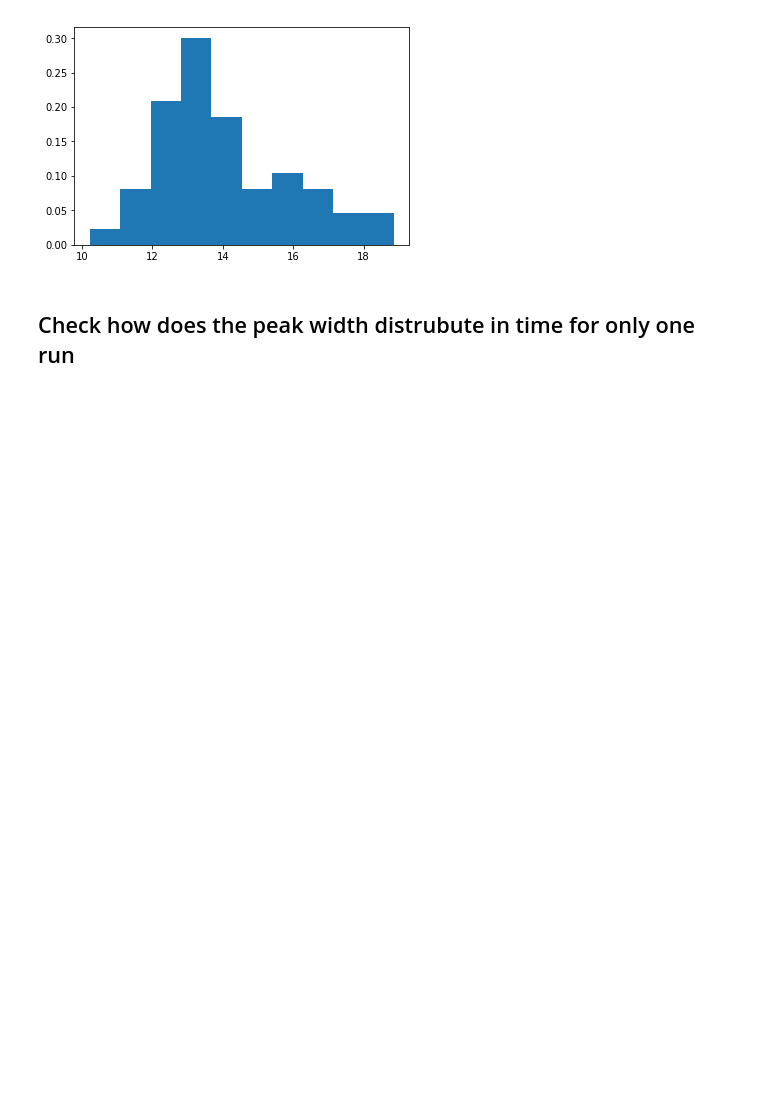
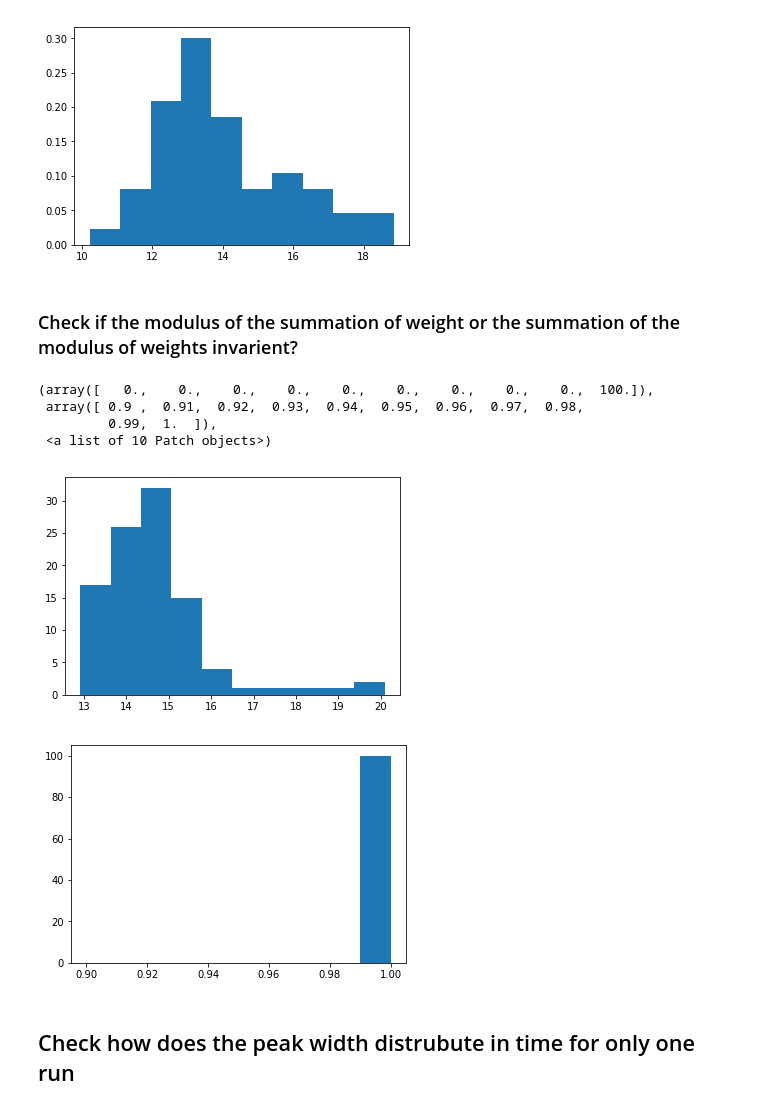
Before and after one commit to btemoshir/learningDynamics, a Jupyter notebook: 5_widthReproducibility.ipynb, the cells around one changed output. Cells and saved outputs as stored; diff of their text form; code cells hidden in the pictures; blank space fills up the shorter version.

```diff
--- a/5_widthReproducibility.ipynb
+++ b/5_widthReproducibility.ipynb
@@ -129,6 +129,24 @@ plt.hist(FWHM,density=True,stacked=True)
          17.13437384,  17.99907456,  18.86377528]),
  <a list of 10 Patch objects>)
 [figure]
+# %% [markdown]
+### Check if the modulus of the summation of weight or the summation of the modulus of weights invarient?
+# %%
+weight_sum = []
+
+for i in range(Num_runs):
+    weight_sum.append(np.sum(abs(np.array(results2[i]['W'])[-1,0,:])))
+
+plt.hist(abs(np.array(weight_sum)))
+plt.figure()
+plt.hist(sc.special.expit(abs(np.array(weight_sum))),range=(0.9,1))
+# %% [output]
+(array([   0.,    0.,    0.,    0.,    0.,    0.,    0.,    0.,    0.,  100.]),
+ array([ 0.9 ,  0.91,  0.92,  0.93,  0.94,  0.95,  0.96,  0.97,  0.98,
+         0.99,  1.  ]),
+ <a list of 10 Patch objects>)
+[figure, added]
+[figure, added]
 # %% [markdown]
 ## Check how does the peak width distrubute in time for only one run
 # %%
```
Also changed, not shown: parts of 11 cells of this notebook, 6 other files.
